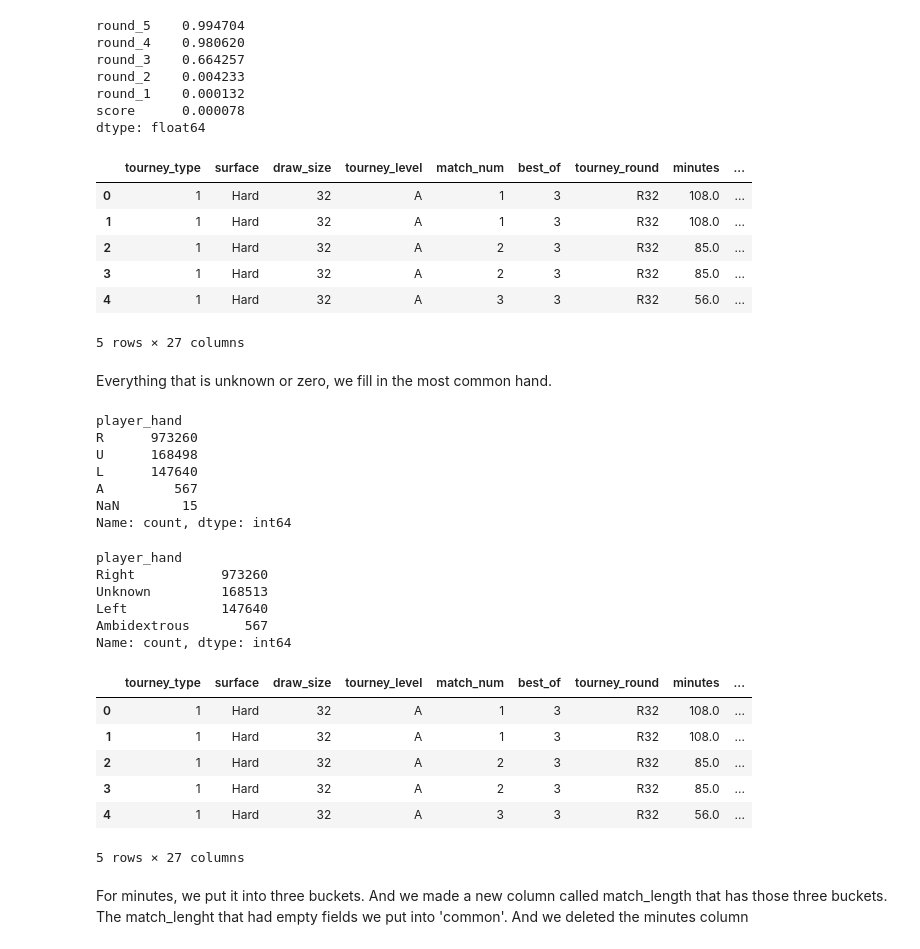
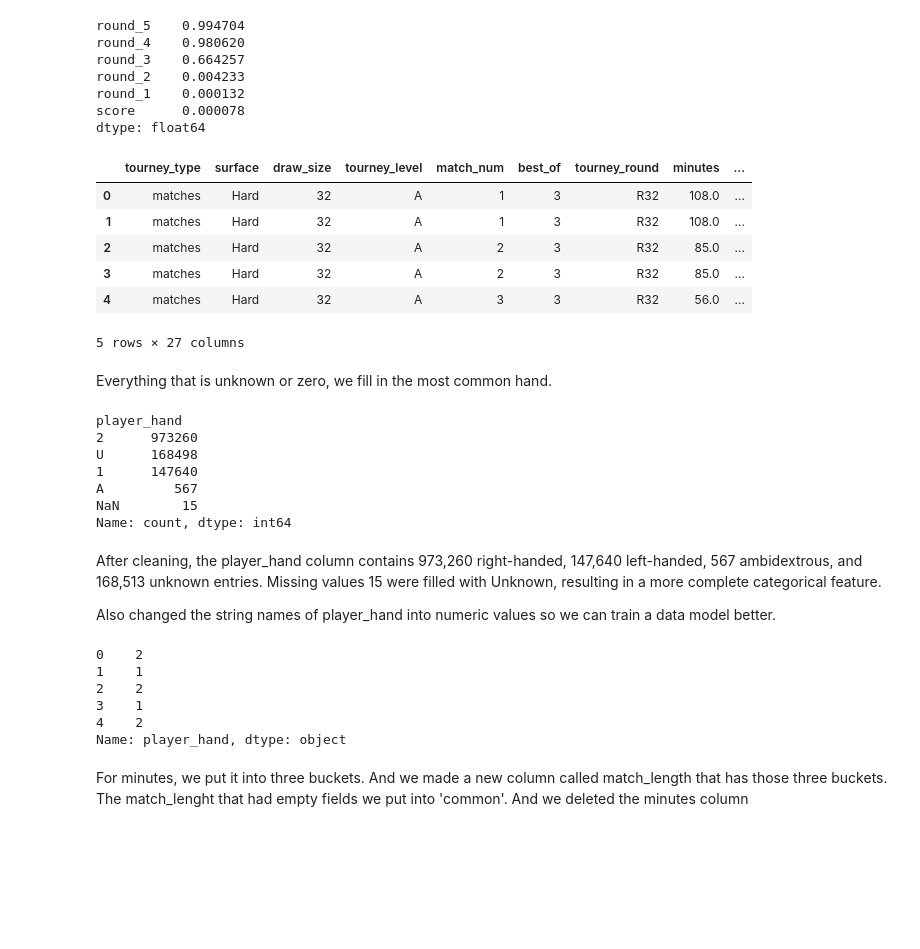
Before and after one commit to GolbertCeitaPages/CMI-DataScience-Project, a Jupyter notebook: preproccesing_tennis.ipynb, the cells around one changed output. Saved outputs shown, nothing was run; the diff lists cells and outputs as text; code cells hidden in the pictures; blank space fills up the shorter version.

```diff
--- a/preproccesing_tennis.ipynb
+++ b/preproccesing_tennis.ipynb
@@ -2,9 +2,16 @@
 import pandas as pd
 import numpy as np
 import matplotlib.pyplot as plt
+from pathlib import Path
 
+df = pd.read_csv("atp_transformed/2000-2024 with covid.csv")
 
-df = pd.read_csv("atp_transformed/2000-2024_with_covid.csv")
+# Display first rows
+df.head()
 
-df.head()
+# Display dataframe info
+df.info()
+
+# Check for missing values
+df.isnull().sum()
 # %% [output]
@@ -96,66 +93,61 @@ dtype: float64
 # %%
 
 drop_cols = ['round_1','round_2','round_3','round_4','round_5','score', 'tourney_id', 'tourney_name','tourney_date', 'player_tourney_match_id']
-df_edit = df.drop(columns=drop_cols, errors='ignore')
-df_edit['tourney_type'] = df['tourney_type'].replace({'matches': 1, 'futures': 2})
-df_edit['player_hand'] = df['player_hand'].replace({'L': 1, 'R': 2})
+df = df.drop(columns=drop_cols, errors='ignore')
+# df['tourney_type'] = df['tourney_type'].replace({'matches': 1, 'futures': 2})
+df['player_hand'] = df['player_hand'].replace({'L': 1, 'R': 2})
 
-
-df_edit.head()
+df.head()
 # %% [output]
 |  | tourney_type | surface | draw_size | tourney_level | match_num | best_of | tourney_round | minutes | ... |
-| 0 | 1 | Hard | 32 | A | 1 | 3 | R32 | 108.0 | ... |
-| 1 | 1 | Hard | 32 | A | 1 | 3 | R32 | 108.0 | ... |
-| 2 | 1 | Hard | 32 | A | 2 | 3 | R32 | 85.0 | ... |
-| 3 | 1 | Hard | 32 | A | 2 | 3 | R32 | 85.0 | ... |
-| 4 | 1 | Hard | 32 | A | 3 | 3 | R32 | 56.0 | ... |
+| 0 | matches | Hard | 32 | A | 1 | 3 | R32 | 108.0 | ... |
+| 1 | matches | Hard | 32 | A | 1 | 3 | R32 | 108.0 | ... |
+| 2 | matches | Hard | 32 | A | 2 | 3 | R32 | 85.0 | ... |
+| 3 | matches | Hard | 32 | A | 2 | 3 | R32 | 85.0 | ... |
+| 4 | matches | Hard | 32 | A | 3 | 3 | R32 | 56.0 | ... |
 5 rows × 27 columns
 # %% [markdown]
 Everything that is unknown or zero, we fill in the most common hand.
 # %%
-df_edit['player_hand'].value_counts(dropna=False)
+df['player_hand'].value_counts(dropna=False)
 # %% [output]
 player_hand
-R      973260
+2      973260
 U      168498
-L      147640
+1      147640
 A         567
 NaN        15
 Name: count, dtype: int64
+# %% [markdown]
+After cleaning, the player_hand column contains 973,260 right-handed, 147,640 left-handed, 567 ambidextrous, and 168,513 unknown entries.
+Missing values 15 were filled with Unknown, resulting in a more complete categorical feature.
+
+Also changed the string names of player_hand into numeric values so we can train a data model better.
 # %%
-# Create missing flag first
-df_edit['player_hand_missing'] = df['player_hand'].isna().astype(int)
+# Handle player_hand column cleanly
 
-# Fill missing values with 'U' (Unknown)
-df_edit['player_hand'] = df['player_hand'].fillna('U')
+# Create missing flag
+df['player_hand_missing'] = df['player_hand'].isna().astype(int)
 
-# Replacing single letter codes with readable text
-df_edit['player_hand'] = df['player_hand'].replace({
+#  Fill missing values with 'U' (Unknown)
+df['player_hand'] = df['player_hand'].fillna('U')
+
+# Normalize all codes to readable text
+df['player_hand'] = df['player_hand'].replace({
     'R': 'Right',
     'L': 'Left',
     'U': 'Unknown',
     'A': 'Ambidextrous'
 })
 
-# Quick check
-print(df['player_hand'].value_counts())
+df['player_hand'].head()
 # %% [output]
-player_hand
-Right           973260
-Unknown         168513
-Left            147640
-Ambidextrous       567
-Name: count, dtype: int64
+0    2
+1    1
+2    2
+3    1
+4    2
+Name: player_hand, dtype: object
-# %%
-df_edit.head()
-# %% [output]
-|  | tourney_type | surface | draw_size | tourney_level | match_num | best_of | tourney_round | minutes | ... |
-| 0 | 1 | Hard | 32 | A | 1 | 3 | R32 | 108.0 | ... |
-| 1 | 1 | Hard | 32 | A | 1 | 3 | R32 | 108.0 | ... |
-| 2 | 1 | Hard | 32 | A | 2 | 3 | R32 | 85.0 | ... |
-| 3 | 1 | Hard | 32 | A | 2 | 3 | R32 | 85.0 | ... |
-| 4 | 1 | Hard | 32 | A | 3 | 3 | R32 | 56.0 | ... |
-5 rows × 27 columns
 # %% [markdown]
 For minutes, we put it into three buckets. And we made a new column called match_length that has those three buckets.
 The match_lenght that had empty fields we put into 'common'. And we deleted the minutes column
```
Also changed, not shown: parts of 22 cells of this notebook.
